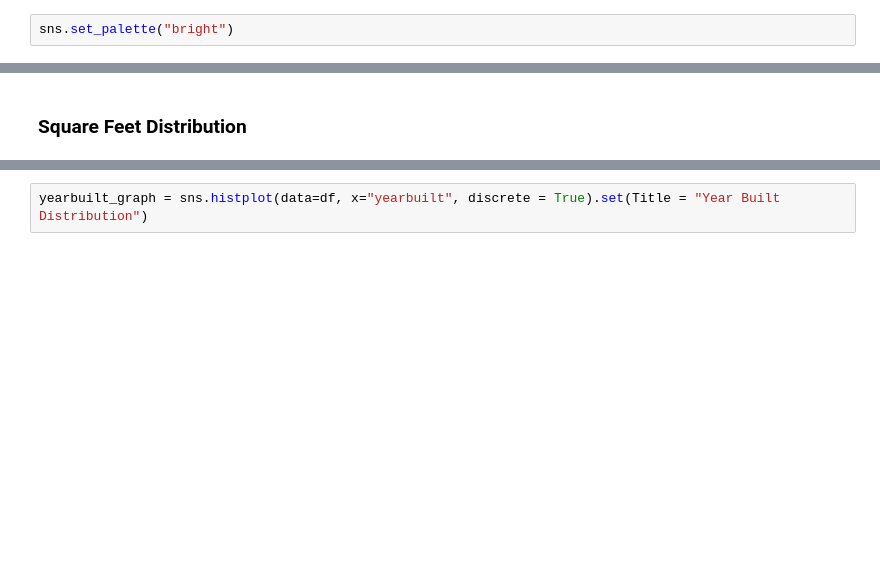
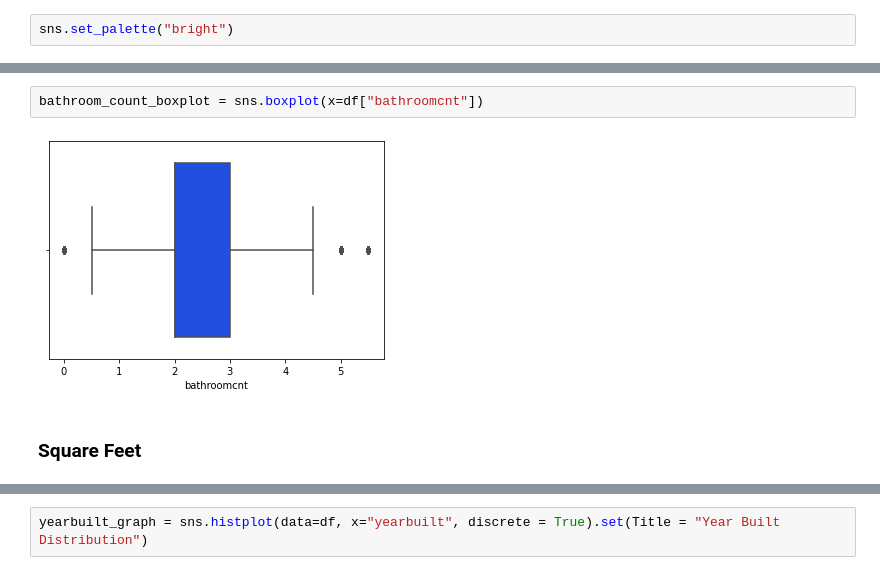
Before and after one commit to malachi-hale/Regression-exercises, a Jupyter notebook: wrangle.ipynb, the cells around one changed output, grey strips where cells are left out. Cells and saved outputs as stored; diff of their text form; blank space fills up the shorter version.

```diff
--- a/wrangle.ipynb
+++ b/wrangle.ipynb
@@ -277,5 +281,9 @@ bathroom_count_graph = sns.histplot(data=df, x="bathroomcnt", discrete = True).s
 # %% [output]
 [figure]
+# %%
+bathroom_count_boxplot = sns.boxplot(x=df["bathroomcnt"])
+# %% [output]
+[figure, added]
 # %% [markdown]
-### Square Feet Distribution
+### Square Feet
 # %%
```
Also changed, not shown: parts of 14 cells of this notebook.
